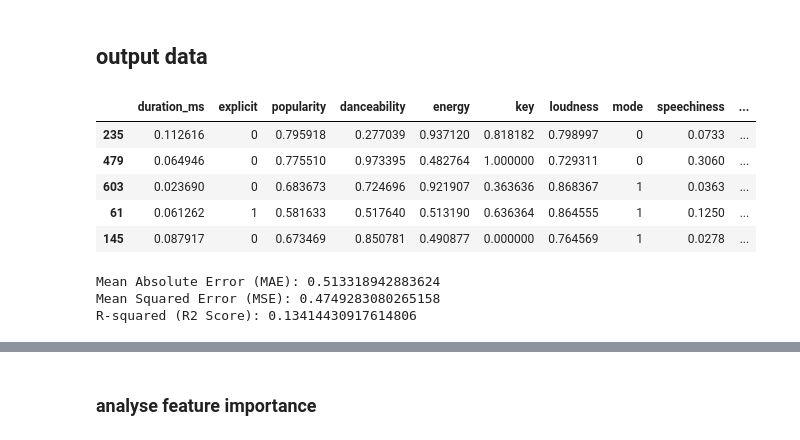
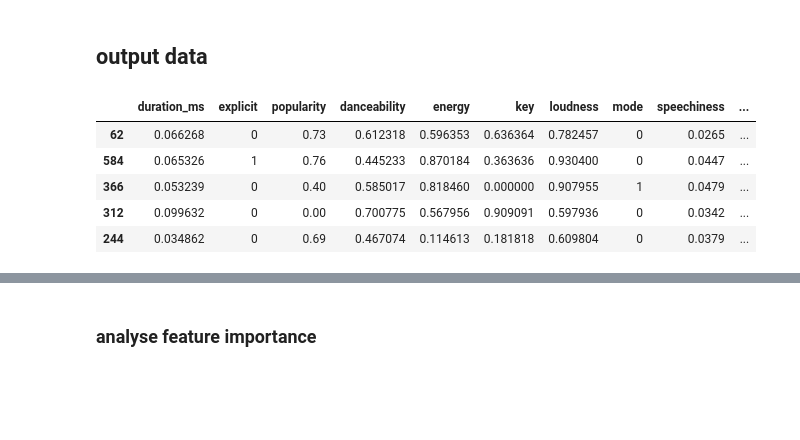
Before and after one commit to brimell/spicetify-star-ratings, a Jupyter notebook: ai/random_forest_analysis.ipynb, the cells around one changed output, grey strips where cells are left out. Drawn from its saved outputs; the diff is of its cells as text; code cells hidden in the pictures; blank space fills up the shorter version.

```diff
--- a/ai/random_forest_analysis.ipynb
+++ b/ai/random_forest_analysis.ipynb
@@ -103,71 +119,45 @@ from sklearn.metrics import mean_squared_error, mean_absolute_error, r2_score
 
 # Load data
 try:
     tracks_df = pd.read_csv('rated.csv')
 except FileNotFoundError:
     print("Error: 'rated.csv' not found.")
     exit()
 
 # Preprocess data
-tracks_df.drop('Unnamed: 0', axis=1, inplace=True)  # Drop the first column (the index)
-tracks_df = tracks_df.sample(frac=1).reset_index(drop=True) # Shuffle the data
+tracks_df = tracks_df.sample(frac=1).reset_index(drop=True)  # Shuffle the data
 tracks_df.dropna(inplace=True)  # Drop rows with missing values
-tracks_df = pd.get_dummies(tracks_df)  # One-hot encode categorical data
 
+# Split the categorical data into separate rows
+genres_df = tracks_df['genres'].str.get_dummies(sep=', ')
+artists_df = tracks_df['artist_id'].str.get_dummies()
+
+# Drop the original 'genres' and 'artist_id' column and concatenate the one-hot encoded dataframe
+tracks_df = pd.concat([tracks_df.drop('genres', axis=1), genres_df], axis=1)
+tracks_df = pd.concat([tracks_df.drop('artist_id', axis=1), artists_df], axis=1)
 
 # Normalize numeric columns
-numeric_columns = ['duration_ms', 'popularity', 'danceability', 'energy', "loudness", "tempo", "time_signature", "key"]  # Specify your numeric columns
+numeric_columns = ['duration_ms', 'popularity', 'danceability', 'energy', 'loudness', 'tempo', 'time_signature', 'key']  # Specify your numeric columns
 tracks_df[numeric_columns] = (tracks_df[numeric_columns] - tracks_df[numeric_columns].min()) / (tracks_df[numeric_columns].max() - tracks_df[numeric_columns].min())
 
 # Convert boolean columns to int
-boolean_columns = []
-for column in tracks_df.columns:
-    if tracks_df[column].dtype == 'bool':
-        boolean_columns.append(column)
-
+boolean_columns = [column for column in tracks_df.columns if tracks_df[column].dtype == 'bool']
 tracks_df[boolean_columns] = tracks_df[boolean_columns].astype(int)
-
 
 # Define your target variable
 target_column = 'rating'  # Replace this with the column that represents the rating of a track
 
 # Split data into features (X) and target variable (y)
 X = tracks_df.drop(target_column, axis=1)
 y = tracks_df[target_column]
 
 # Split data into training and test sets
 X_train, X_test, y_train, y_test = train_test_split(X, y, test_size=0.2, random_state=42)
 X_train.head()
 # %% [output]
 |  | duration_ms | explicit | popularity | danceability | energy | key | loudness | mode | speechiness | ... |
-| 235 | 0.112616 | 0 | 0.795918 | 0.277039 | 0.937120 | 0.818182 | 0.798997 | 0 | 0.0733 | ... |
-| 479 | 0.064946 | 0 | 0.775510 | 0.973395 | 0.482764 | 1.000000 | 0.729311 | 0 | 0.3060 | ... |
-| 603 | 0.023690 | 0 | 0.683673 | 0.724696 | 0.921907 | 0.363636 | 0.868367 | 1 | 0.0363 | ... |
-| 61 | 0.061262 | 1 | 0.581633 | 0.517640 | 0.513190 | 0.636364 | 0.864555 | 1 | 0.1250 | ... |
-| 145 | 0.087917 | 0 | 0.673469 | 0.850781 | 0.490877 | 0.000000 | 0.764569 | 1 | 0.0278 | ... |
+| 62 | 0.066268 | 0 | 0.73 | 0.612318 | 0.596353 | 0.636364 | 0.782457 | 0 | 0.0265 | ... |
+| 584 | 0.065326 | 1 | 0.76 | 0.445233 | 0.870184 | 0.363636 | 0.930400 | 0 | 0.0447 | ... |
+| 366 | 0.053239 | 0 | 0.40 | 0.585017 | 0.818460 | 0.000000 | 0.907955 | 1 | 0.0479 | ... |
+| 312 | 0.099632 | 0 | 0.00 | 0.700775 | 0.567956 | 0.909091 | 0.597936 | 0 | 0.0342 | ... |
+| 244 | 0.034862 | 0 | 0.69 | 0.467074 | 0.114613 | 0.181818 | 0.609804 | 0 | 0.0379 | ... |
-# %%
-
-# Define hyperparameters
-n_estimators = 300
-max_depth = 20
-min_samples_split = 5
-
-# Define and train the model with editable hyperparameters
-rf = RandomForestRegressor(n_estimators=n_estimators, max_depth=max_depth, min_samples_split=min_samples_split, random_state=42)
-rf.fit(X_train, y_train)
-
-# Make predictions
-predictions = rf.predict(X_test)
-
-# Evaluate model
-mae = mean_absolute_error(y_test, predictions)
-mse = mean_squared_error(y_test, predictions)
-r2 = r2_score(y_test, predictions)
-
-print(f'Mean Absolute Error (MAE): {mae}')
-print(f'Mean Squared Error (MSE): {mse}')
-print(f'R-squared (R2 Score): {r2}')
-# %% [output]
-Mean Absolute Error (MAE): 0.513318942883624
-Mean Squared Error (MSE): 0.4749283080265158
-R-squared (R2 Score): 0.13414430917614806
```
Also changed, not shown: parts of 8 cells of this notebook, 2 other files.
